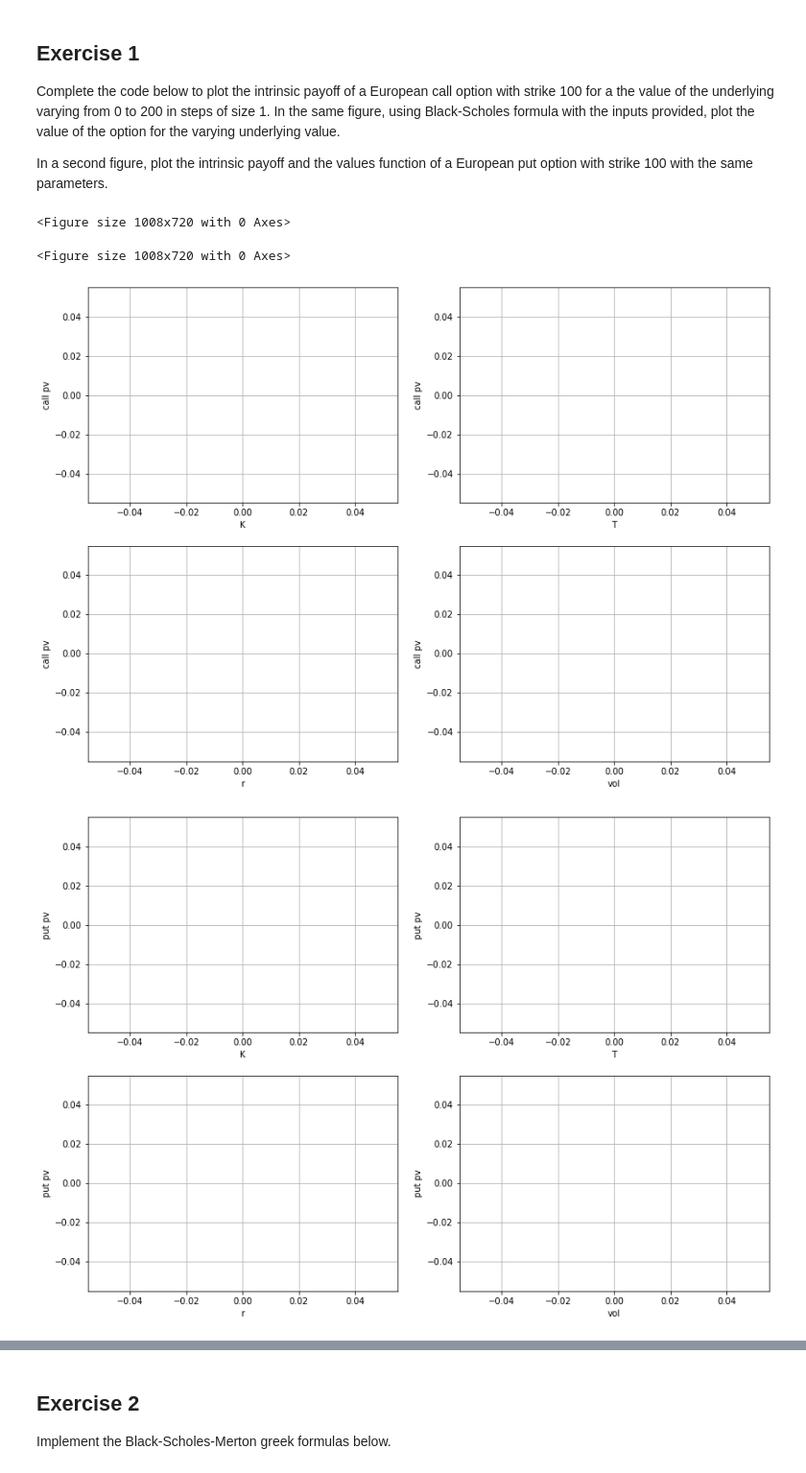
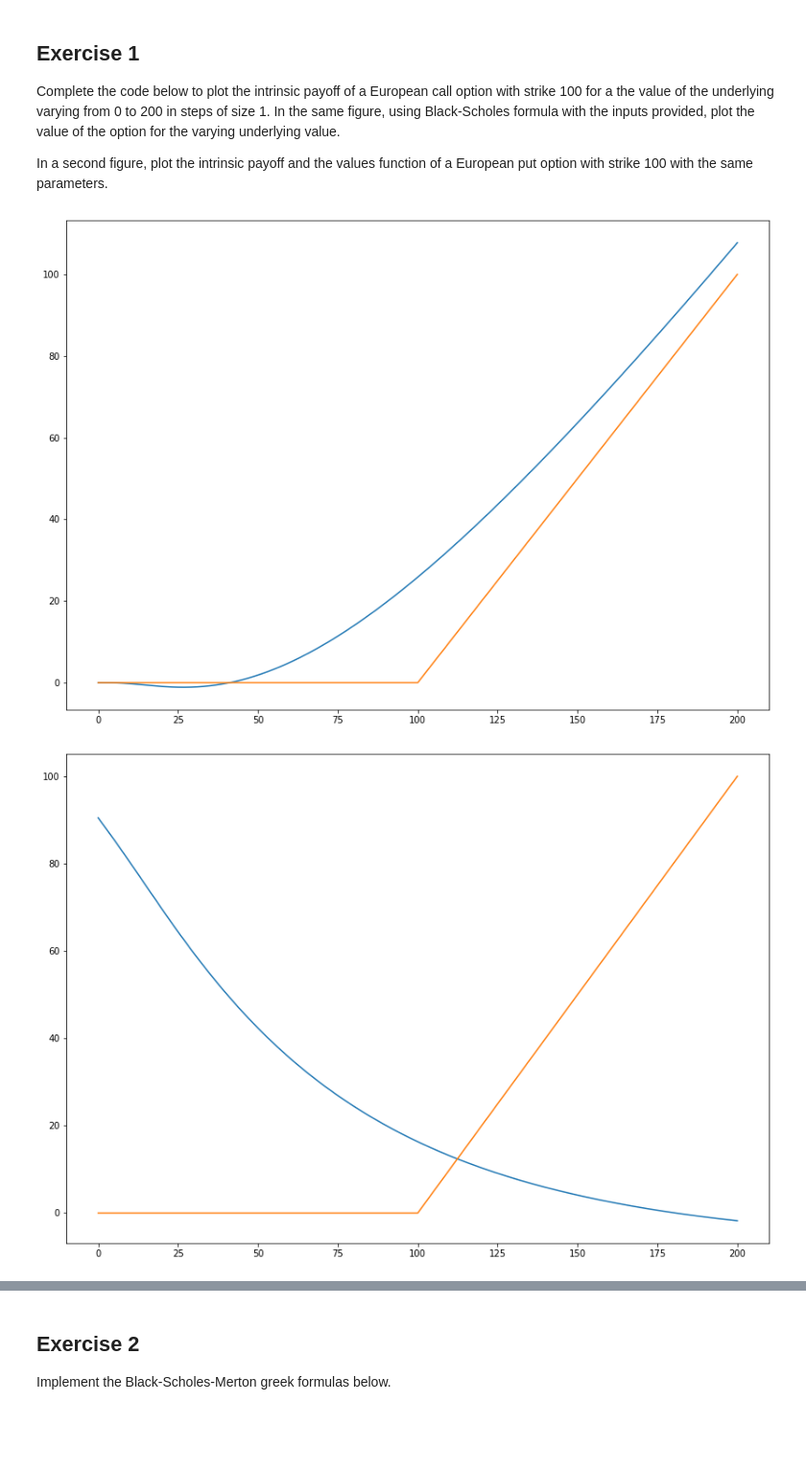
Before and after one commit to quant-icma/pqf-jiang, a Jupyter notebook: assignments/a1.ipynb, the cells around one changed output, grey strips where cells are left out. Shown at 96% size. Cells and saved outputs as stored; diff of their text form; code cells hidden in the pictures; blank space fills up the shorter version.

```diff
--- a/assignments/a1.ipynb
+++ b/assignments/a1.ipynb
@@ -29,7 +31,7 @@ def bs_call_value(S, K, T, r, vol):
 
     d1= (np.log(S/K))+(r+0.5*(vol**2)*T)/(vol*np.sqrt(T))
     d2= d1-vol*np.sqrt(T)
-    call= S*stats.norn.cdf(d1)-K * np.exp(-r*T)* stats.norm.cdf(d2)
+    call= S*stats.norm.cdf(d1)-K * np.exp(-r*T)* stats.norm.cdf(d2)
     ## write your code here and
     ## replace the 'pass' by a return statement to return the value
 
@@ -38,11 +40,10 @@ def bs_call_value(S, K, T, r, vol):
 
 def bs_put_value(S, K, T, r, vol):
     '''Computes BSM European put option value'''
-
     ## write your code here and
     ## replace the 'pass' by a return statement to return the value
-    d1=(np.log(S/K)+(r+0.5*(vol**2)*T)/(vol*np.sqrt(T))
-    d2=1-vol*np.sqrt(T)
+    d1=(np.log(S/K))+(r+0.5*vol**2*T)/(vol*np.sqrt(T))
+    d2=d1-vol*np.sqrt(T)
     put=K*np.exp(-r*T)*stats.norm.cdf(-d2)-S*stats.norm.cdf(-d1)
     return put
     #pass
@@ -50,28 +51,36 @@ def bs_put_value(S, K, T, r, vol):
 #### Uncomment the line below and change the code to create the grid values of the underlying to use in your plots
 # S = np.linspace(...)
 S=np.linspace(0,200,201)
-
+o=np.zeros_like(S.size)
 #### Uncomment the line below and complete the code
+call=bs_call_value(S,K,T,r,vol)
+call_values=call
+call_payoffs=np.maximum(S-K,o)
 # call_payoffs = ...
 # call_values = ...
 
 #### Uncomment the line below and complete the code
+put=bs_put_value(S,K,T,r,vol)
+put_values=put
+put_payoffs=np.maximum(S-K,o)
 # put_payoffs = ...
 # put_values = ...
 
 ## Plot call payoff and value functions
 ## Uncomment the plotting lines and complete
-plt.figure()
-#plt.plot(...)
-#plt.plot(...)
+#plt.figure()
+#fig,(ax1,ax2)=plt.subplots(2,1)
+
+plt.plot(call_values)
+plt.plot(call_payoffs)
 plt.show()
 
 
 ## Plot put payoff and value functions
 ## Uncomment the plotting lines and complete
-plt.figure()
-#plt.plot(...)
-#plt.plot(...)
+#plt.figure()
+b1=plt.plot(put_values)
+b2=plt.plot(put_payoffs)
 plt.show()
 
 
@@ -98,34 +107,32 @@ def plot_function(function, option_type):
     ax[0,0].set_ylabel(option_type+' pv')
 
     # C(T) plot
     tlist = np.linspace(0.0001, 1, points)
     vlist = [function(S, K, T, r, vol) for T in tlist]
     ax[0,1].plot(tlist, vlist)
     ax[0,1].grid(True)
     ax[0,1].set_xlabel('T')
     ax[0,1].set_ylabel(option_type+' pv')
 
     # C(r) plot
     rlist = np.linspace(0, 0.1, points)
     vlist = [function(S, K, T, r, vol) for r in rlist]
     ax[1,0].plot(tlist, vlist)
     ax[1,0].grid(True)
     ax[1,0].set_xlabel('r')
     ax[1,0].set_ylabel(option_type+' pv')
 
     # C(sigma) plot
     slist = np.linspace(0.01, 0.5, points)
     vlist = [function(S, K, T, r, vol) for vol in slist]
     ax[1,1].plot(slist, vlist)
     ax[1,1].grid(True)
     ax[1,1].set_xlabel('vol')
     ax[1,1].set_ylabel(option_type+' pv')
 
 
 plot_function(bs_call_value, 'call')
 plot_function(bs_put_value, 'put')
 # %% [output]
-<Figure size 1008x720 with 0 Axes>
-<Figure size 1008x720 with 0 Axes>
-[figure, old version]
+[figure, new version]
-[figure, old version]
+[figure, new version]
```
Also changed, not shown: parts of 2 cells of this notebook.
